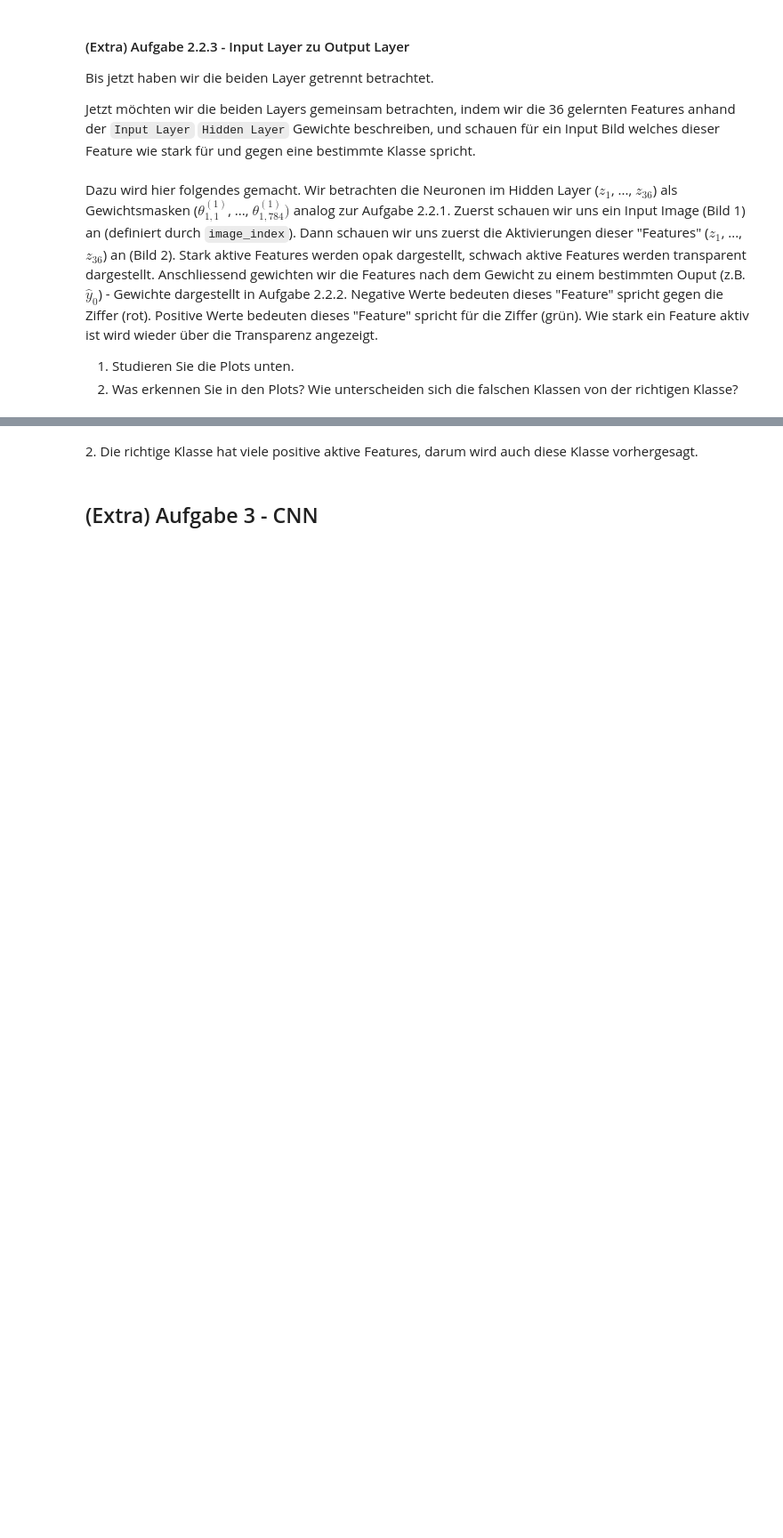
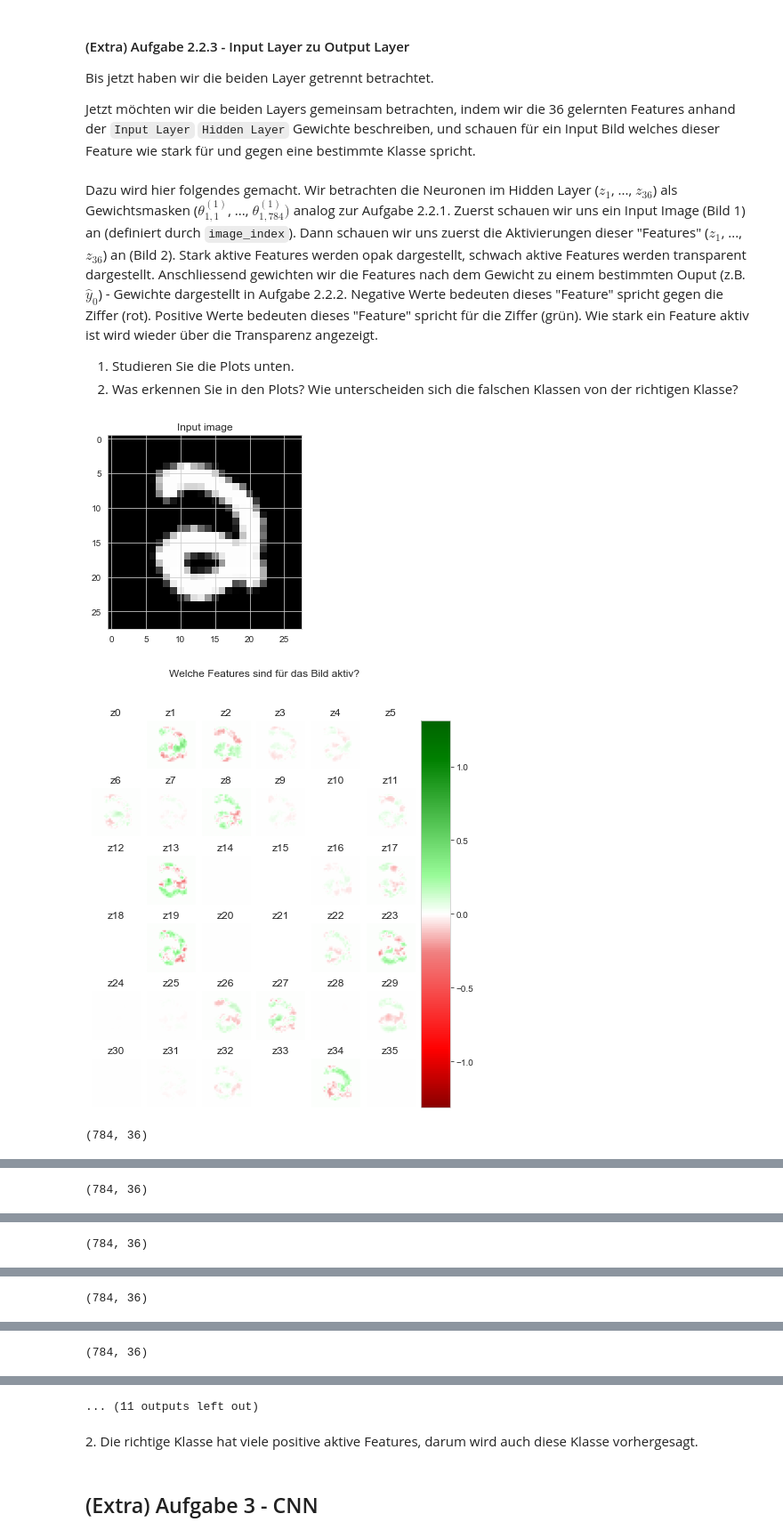
Before and after one commit to benikm91/cas_machine-learning-exercise, a Jupyter notebook: src/neural_network/neural_network_solution.ipynb, the cells around one changed output, grey strips where cells are left out. Shown at 89% size. Saved outputs shown, nothing was run; the diff lists cells and outputs as text; code cells hidden in the pictures; blank space fills up the shorter version.

```diff
--- a/src/neural_network/neural_network_solution.ipynb
+++ b/src/neural_network/neural_network_solution.ipynb
@@ -467,38 +613,45 @@ Wie stark ein Feature aktiv ist wird wieder über die Transparenz angezeigt.
 2. Was erkennen Sie in den Plots? Wie unterscheiden sich die falschen Klassen von der richtigen Klasse?
 # %%
 # Welches Bild wir nehmen, kann auf 0, 1, 2, ... gesetzt werden, um andere Bilder zu plotten / analysieren.
-image_index = 2
+image_index = 10
 
 # Berechnung der Aktivierungen innerhalb des Neuralen Netzes für spätere plots.
-input_layer_output, hidden_layer_ouput, output_layer_ouput = get_layer_activations_for(model, X_val[image_index, :])
+input_layer_output, hidden_layer_ouput, output_layer_ouput = get_layer_activations_for(model_with_hl, X_val[image_index, :])
 
 # Plotten vom Input Image
 plt.title("Input image")
 plt.imshow(input_layer_output.reshape(28, 28), cmap='gray')
 plt.show()
 
+hidden_layer_pre_output = (model_with_hl.get_weights()[0].T * input_layer_output).T
+
 # Plotten von der Aktivierung vom Hidden Layer
 # Welche gelernten Features sind für diese Input-Bild aktiv.
 fig = plt.figure(figsize=(8, 8))
-fig = plot_weights(model.get_weights()[0], lambda i: f"z{i}", alphas=np.abs(hidden_layer_ouput) / np.max(np.abs(hidden_layer_ouput)), fig=fig)
+fig = plot_weights(hidden_layer_pre_output, lambda i: f"z{i}", alphas=np.abs(hidden_layer_ouput) / np.max(np.abs(hidden_layer_ouput)), fig=fig)
 fig.suptitle(f"Welche Features sind für das Bild aktiv?")
 plt.show()
 
 # Für jedes Output Neuron (0-9) plotten wir die 36 gelernten Features absteigend.
 # Positive Aktivierungen sprechen für diesen Output (z.B. für die Ziffer 0).
 # Negative Aktivierungen sprechen gegen diesen Output (z.B. gegen die Ziffer 0).
 # Die Features wurden transparent gemacht, wenn sie keine grosse Rolle spielen.
 for i in range(0, 10):
-    hidden_layer_ouput_weighted = hidden_layer_ouput * model.get_weights()[2][:, i]
-    colors = np.array(list(map(lambda v: 'viridis' if v >= 0 else 'magma', hidden_layer_ouput_weighted)))
+    hidden_layer_ouput_weighted = hidden_layer_ouput * model_with_hl.get_weights()[2][:, i]
+    xx = hidden_layer_pre_output * hidden_layer_ouput_weighted
+    print(xx.shape)
     fig = plt.figure(figsize=(8, 8))
-    fig = plot_weights(model.get_weights()[0], lambda i: f"z{i}", alphas=np.abs(hidden_layer_ouput_weighted) / np.max(np.abs(hidden_layer_ouput_weighted)), colors=colors, fig=fig)
+    fig = plot_weights(xx, lambda i: f"z{i}", alphas=np.abs(hidden_layer_ouput_weighted) / np.max(np.abs(hidden_layer_ouput_weighted)), fig=fig)
     fig.suptitle(f"Welche Features sprechen wie stark (alpha) für (grün) und gegen (rot) die Klasse {i} ({output_layer_ouput[i]: .2f})")
     plt.show()
 
 # Plotten von der Aktivierung vom Output Layer (welche Ziffer predicten wir)
 fig, ax = plt.subplots()
 plt.title("Output Activation")
 ax.xaxis.set_visible(False)
 ax.imshow(output_layer_ouput.reshape(10, 1), cmap='gray')
 plt.show()
+# %% [output]
+[figure, added]
+[figure, added]
+(784, 36)
@@ -504,0 +659 @@ plt.show()
+(784, 36)
@@ -504,0 +661 @@ plt.show()
+(784, 36)
@@ -504,0 +663 @@ plt.show()
+(784, 36)
@@ -504,0 +665 @@ plt.show()
+(784, 36)
@@ -505,3 +667,4 @@ plt.show()
+... (11 outputs left out)
 # %% [markdown]
 2\.
 Die richtige Klasse hat viele positive aktive Features, darum wird auch diese Klasse vorhergesagt.
```
Also changed, not shown: parts of 29 cells of this notebook.
